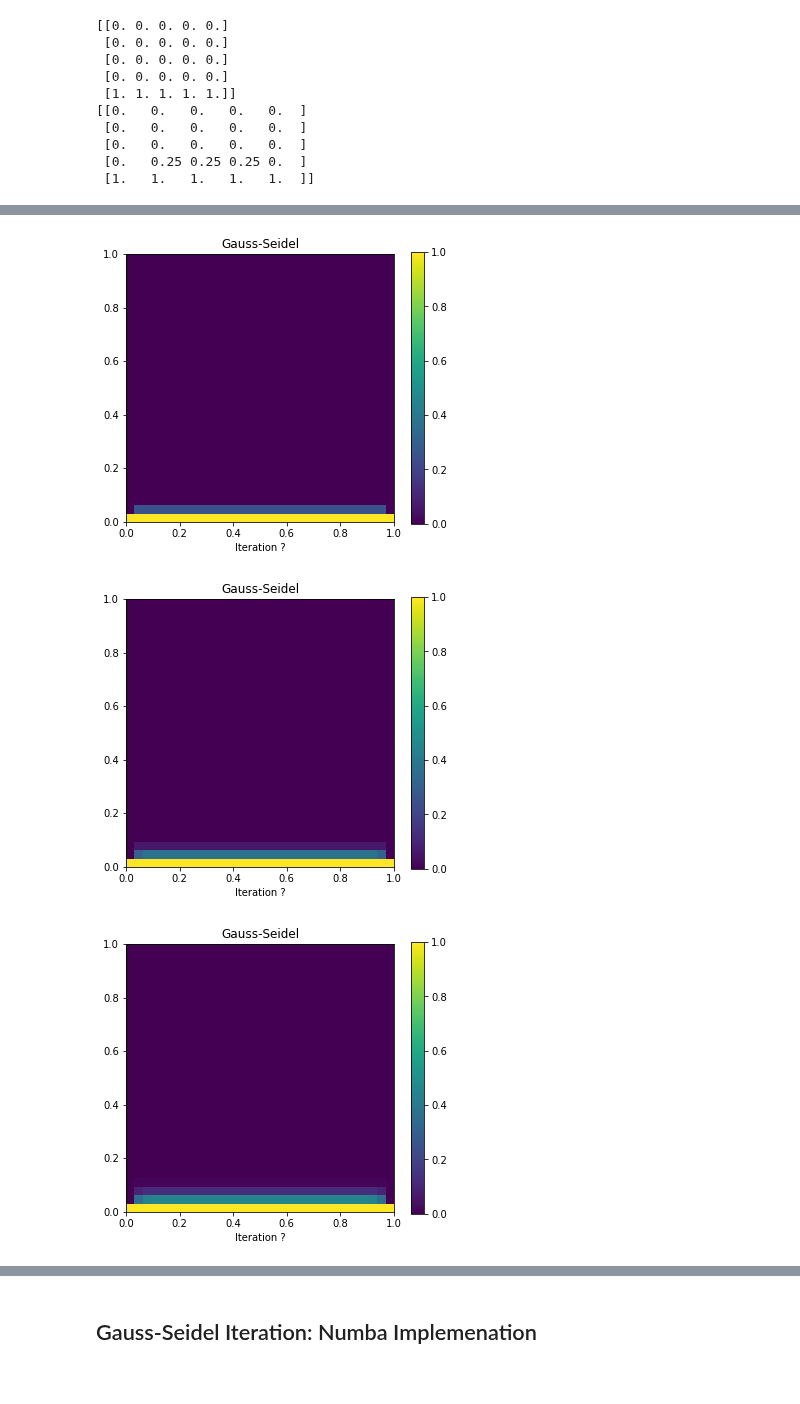
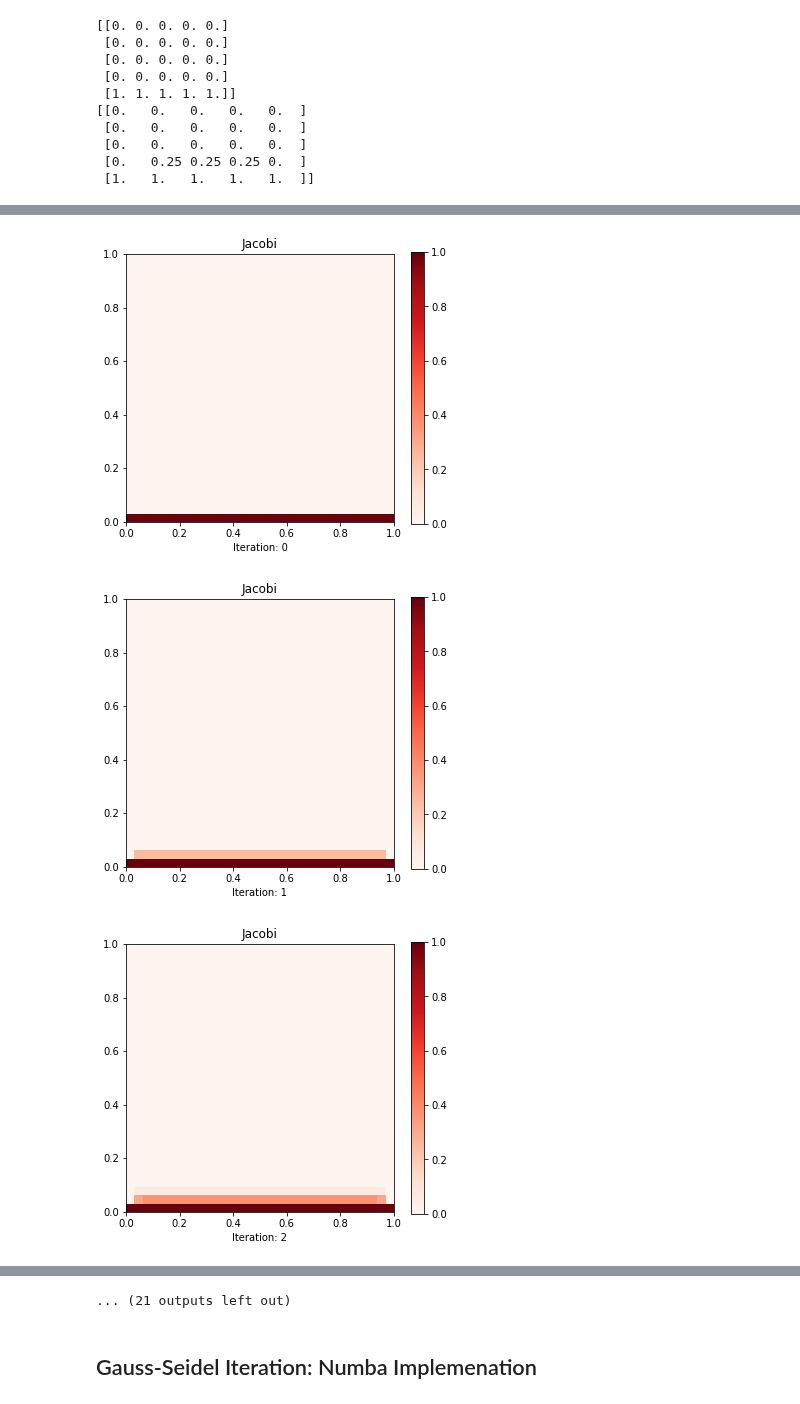
Before and after one commit to johnduffymsc/PHAS0102, a Jupyter notebook: assignment-3.ipynb, the cells around one changed output, grey strips where cells are left out. Drawn from its saved outputs; the diff is of its cells as text; code cells hidden in the pictures.

Commit message:
Improved plotting for Q1.

```diff
--- a/assignment-3.ipynb
+++ b/assignment-3.ipynb
@@ -192,37 +192,37 @@ print(v)
 
 from matplotlib import pyplot as plt
 
-def plot(z):
+def plot(v, title, iteration):
     """
     """
     plt.figure(figsize=(6, 5))
-    plt.imshow(z, extent=[0, 1, 0, 1], origin='upper')
+    plt.imshow(v, extent=[0, 1, 0, 1], origin='upper', cmap='Reds')
     plt.colorbar()
-    plt.title('Gauss-Seidel')
-    plt.xlabel('Iteration ?')
+    plt.title(title)
+    plt.xlabel('Iteration: ' + str(iteration))
     plt.show()
 
-def plot_side_by_side(v_upwards, v_downwards):
+def plot_side_by_side(v_upwards, v_downwards, title, iteration):
     """
     """
     plt.figure(figsize=(13, 5))
 
     plt.subplot(1, 2, 1)
-    plt.imshow(v_upwards, extent=[0, 1, 0, 1])
+    plt.imshow(v_upwards, extent=[0, 1, 0, 1], cmap='Reds')
     plt.colorbar()
-    plt.title('Upwards')
-    plt.xlabel('Iteration ?')
+    plt.title(title)
+    plt.xlabel('Up Iteration: ' + str(iteration))
 
     plt.subplot(1, 2, 2)
-    plt.imshow(v_downwards, extent=[0, 1, 0, 1])
+    plt.imshow(v_downwards, extent=[0, 1, 0, 1], cmap='Reds')
     plt.colorbar()
-    plt.title('Downwards')
-    plt.xlabel('Iteration ?')
+    plt.title(title)
+    plt.xlabel('Down Iteration: ' + str(iteration))
 
     plt.tight_layout()
     plt.show()
 
 
-plot(u)
-plot(v)
+plot(u, 'Jacobi', 0)
+plot(v, 'Jacobi', 0)
 # %% [output]
@@ -231,22 +231,26 @@ plot(v)
 # %%
 # Repeated call...
 
 M = 32
+
+ITERATIONS = 32
 
 u = np.full((M, M), 0.0, dtype=np.float32)
 
 u[:, 0] = 0.0
 u[0, :] = 0.0
 u[:, M-1] = 0.0
 u[M-1, :] = 1.0
 
 laplacian = DiscreteLaplacian(M)
 
-for _ in range(10):
+plot(u, 'Jacobi', 0)
+
+for i in range(ITERATIONS):
     v = laplacian(u.flatten()).reshape(M, M)
-    plot(v)
+    plot(v, 'Jacobi', i + 1)
     u = v
 # %% [output]
-[figure, old version]
+[figure, new version]
-[figure, old version]
+[figure, new version]
-[figure, old version]
+[figure, new version]
@@ -260,3 +266,4 @@ for _ in range(10):
+... (21 outputs left out)
 # %% [markdown]
 ## Gauss-Seidel Iteration: Numba Implemenation
 # %%
```
Also changed, not shown: parts of 6 cells of this notebook.
